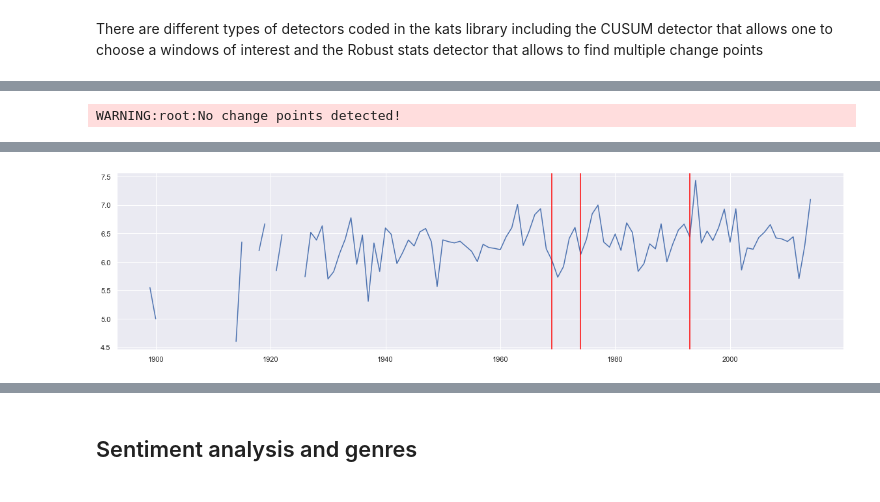
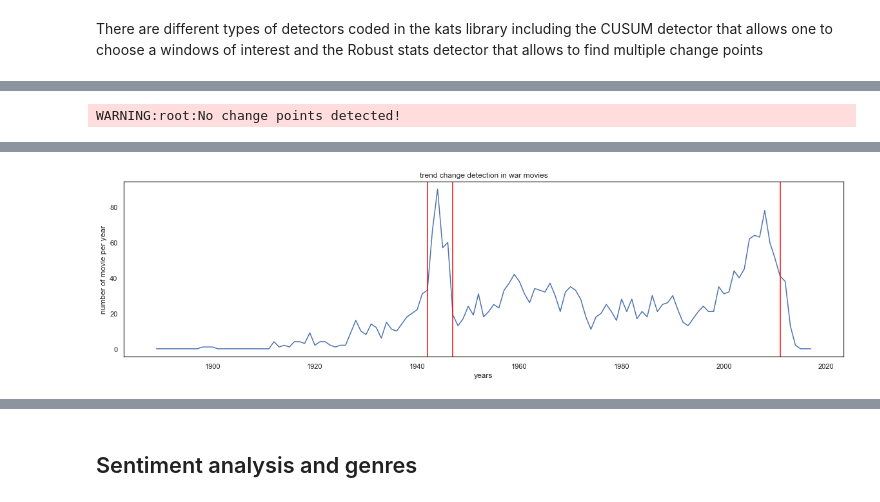
Before and after one commit to epfl-ada/ada-2022-project-abracadabra2022, a Jupyter notebook: Final_notebook.ipynb, the cells around one changed output, grey strips where cells are left out. Saved outputs shown, nothing was run; the diff lists cells and outputs as text; code cells hidden in the pictures.

Commit message:
legends for kats plot

```diff
--- a/Final_notebook.ipynb
+++ b/Final_notebook.ipynb
@@ -1249,7 +1249,7 @@ def get_interval(data, window, time):
 # %% [markdown]
 There are different types of detectors coded in the kats library including the CUSUM detector that allows one to choose a windows of interest and the Robust stats detector that allows to find multiple change points
 # %%
-def find_trend_change(data, resampling_rate, algo, col_of_interest, mean = False):
+def find_trend_change(data, event, window,resampling_rate, algo, col_of_interest, mean = False):
     """find a trend change around the event
 
     Args:
@@ -1270,9 +1270,16 @@ def find_trend_change(data, resampling_rate, algo, col_of_interest, mean = False
         interval = interval.resample(resampling_rate).sum().reset_index().rename(columns = {'release_date': 'time'})
     interval = TimeSeriesData(interval.loc[:, ['time', col_of_interest]])
     detector = algo(interval)
-    change_points = detector.detector()
+    start = int(event-window+11)
+    end = int(event+window+11)
+    if algo==CUSUMDetector:
+        change_points = detector.detector(interest_window = [start, end])
+    else:
+        change_points = detector.detector()
     #change_points = detector.detector(interest_window = [110, 120])
     plt.rcParams['figure.figsize'] = [20, 5]
     detector.plot(change_points)
-    plt.savefig('totcountwar10.png')
+    plt.title('trend change detection in '+ col_of_interest+ ' movies')
+    plt.ylabel('number of movie per year')
+    plt.xlabel('years')
     return change_points
@@ -1279,4 +1292,4 @@ def find_trend_change(data, resampling_rate, algo, col_of_interest, mean = False
 # %%
-find_trend_change(rating_per_genre, "Y", RobustStatDetector, 'war', True)
+find_trend_change(genre_per_date, 39, 8, "Y", RobustStatDetector, 'war', False)
 # %% [output]
 WARNING:root:No change points detected!
@@ -1286 +1299 @@ WARNING:root:No change points detected!
-[figure, old version]
+[figure, new version]
```
Also changed, not shown: parts of 6 cells of this notebook.
